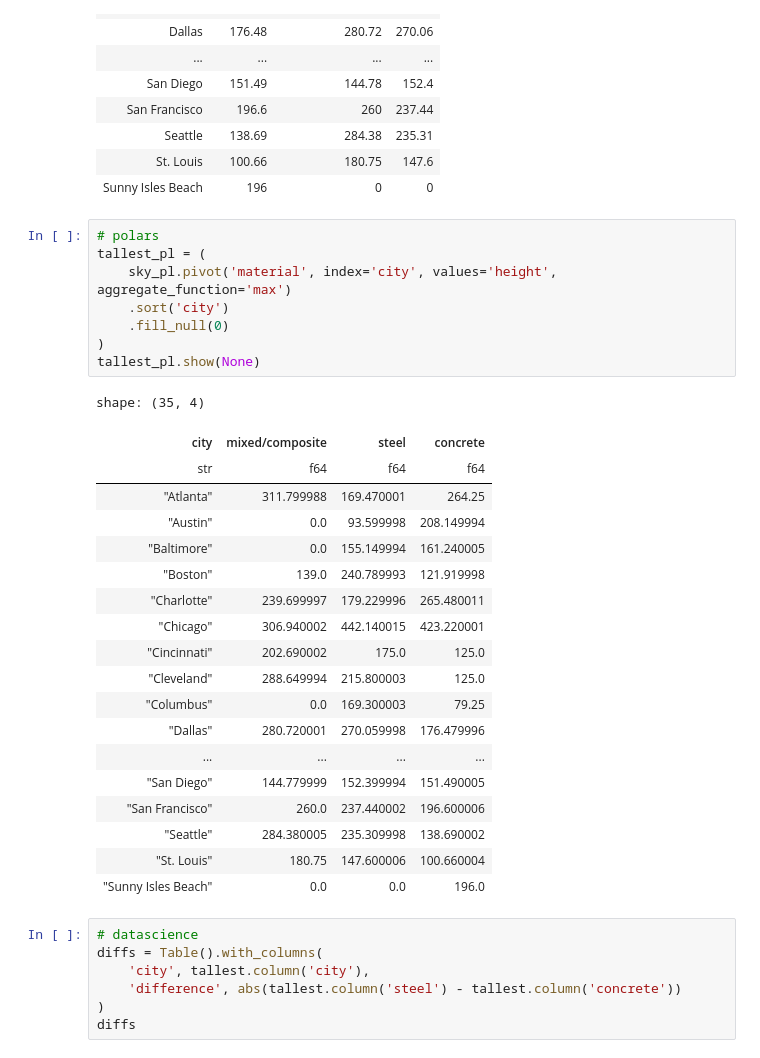
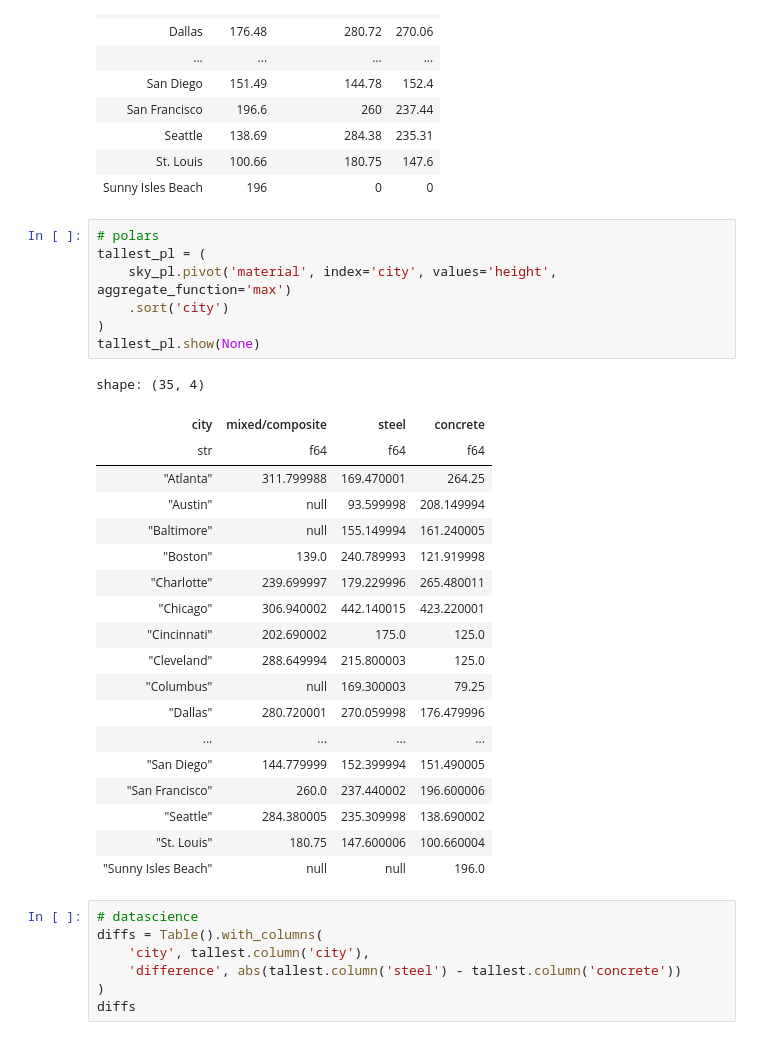
Before and after one commit to dubois-ctds/data8-demo, a Jupyter notebook: lec12/lec12_with_outputs.ipynb, the cells around one changed output. Cells and saved outputs as stored; diff of their text form.

```diff
--- a/lec12/lec12_with_outputs.ipynb
+++ b/lec12/lec12_with_outputs.ipynb
@@ -377,31 +369,30 @@ tallest.show()
 # %%
 # polars
 tallest_pl = (
     sky_pl.pivot('material', index='city', values='height', aggregate_function='max')
     .sort('city')
-    .fill_null(0)
 )
 tallest_pl.show(None)
 # %% [output]
 shape: (35, 4)
 | city | mixed/composite | steel | concrete |
 | str | f64 | f64 | f64 |
 | "Atlanta" | 311.799988 | 169.470001 | 264.25 |
-| "Austin" | 0.0 | 93.599998 | 208.149994 |
-| "Baltimore" | 0.0 | 155.149994 | 161.240005 |
+| "Austin" | null | 93.599998 | 208.149994 |
+| "Baltimore" | null | 155.149994 | 161.240005 |
 | "Boston" | 139.0 | 240.789993 | 121.919998 |
 | "Charlotte" | 239.699997 | 179.229996 | 265.480011 |
 | "Chicago" | 306.940002 | 442.140015 | 423.220001 |
 | "Cincinnati" | 202.690002 | 175.0 | 125.0 |
 | "Cleveland" | 288.649994 | 215.800003 | 125.0 |
-| "Columbus" | 0.0 | 169.300003 | 79.25 |
+| "Columbus" | null | 169.300003 | 79.25 |
 | "Dallas" | 280.720001 | 270.059998 | 176.479996 |
 | ... | ... | ... | ... |
 | "San Diego" | 144.779999 | 152.399994 | 151.490005 |
 | "San Francisco" | 260.0 | 237.440002 | 196.600006 |
 | "Seattle" | 284.380005 | 235.309998 | 138.690002 |
 | "St. Louis" | 180.75 | 147.600006 | 100.660004 |
-| "Sunny Isles Beach" | 0.0 | 0.0 | 196.0 |
+| "Sunny Isles Beach" | null | null | 196.0 |
 # %%
 # datascience
 diffs = Table().with_columns(
```
Also changed, not shown: parts of 18 cells of this notebook, 1 other file.
